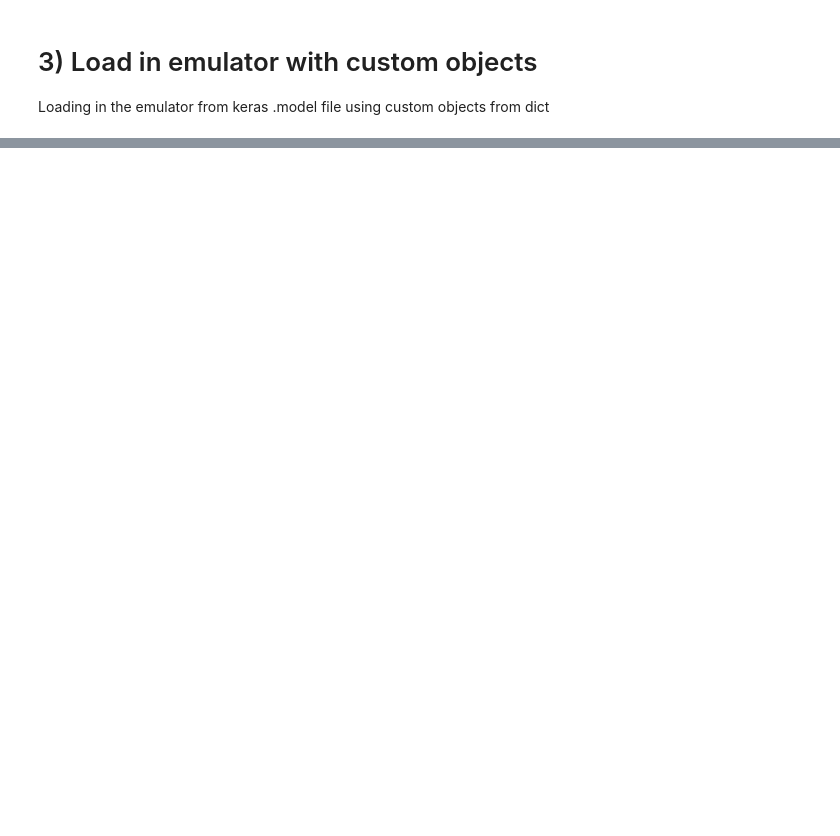
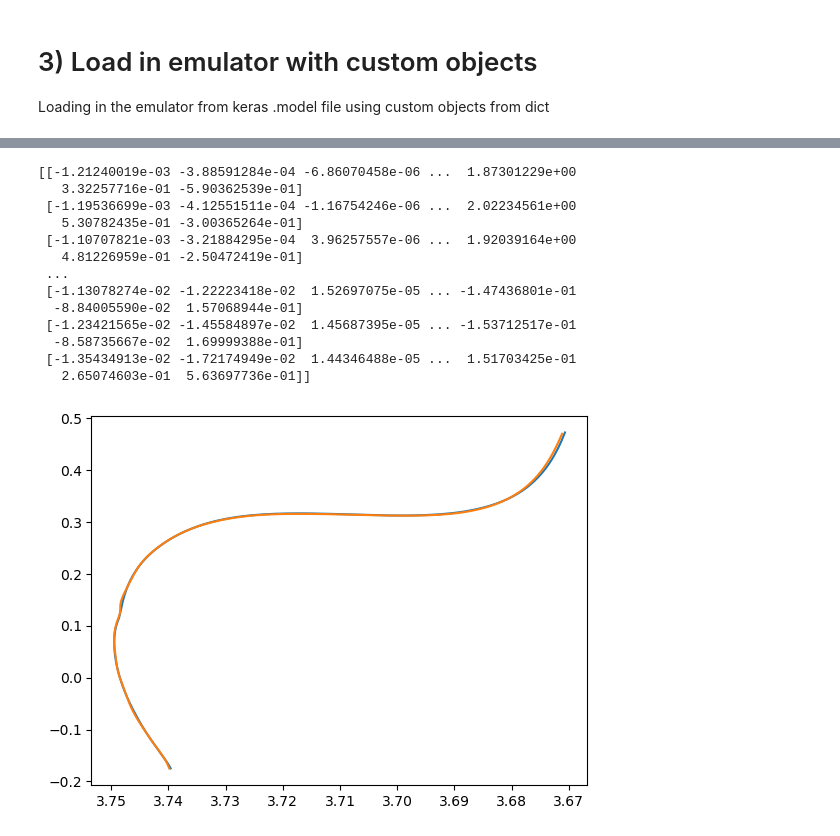
Before and after one commit to ojscutt/sl-pitchfork, a Jupyter notebook: 1_emulator.ipynb, the cells around one changed output, grey strips where cells are left out. Saved outputs shown, nothing was run; the diff lists cells and outputs as text; code cells hidden in the pictures; blank space fills up the shorter version.

```diff
--- a/1_emulator.ipynb
+++ b/1_emulator.ipynb
@@ -55,5 +55,5 @@ Current GPU usage:
 # 1) Specify emulator name
 if file structure has been organised properly, just the name should find the emulator and unpack the relevant .json and .model files
 # %%
-pitchfork_name = "nu15-25_emulator"
+pitchfork_name = "nu6-40"
 # %% [markdown]
@@ -80,3 +67,7 @@ astero_out_std = np.array(list((pitchfork_dict["data_scaling"]["astero_out_std"]
 # %% [markdown]
 # 3) Load in emulator with custom objects
 Loading in the emulator from keras .model file using custom objects from dict
+# %%
+custom_objects = {"InversePCA": InversePCA(emulator_dict['custom_objects']['inverse_pca']['pca_comps'], emulator_dict['custom_objects']['inverse_pca']['pca_mean']),"WMSE": WMSE(emulator_dict['custom_objects']['WMSE']['weights'])}
+
+model = tf.keras.models.load_model(file_path+".h5", custom_objects=custom_objects)
@@ -82,0 +144,2 @@ Loading in the emulator from keras .model file using custom objects from dict
+# %%
+pitchfork = emulator("nu6-40")
@@ -82,0 +243,41 @@ Loading in the emulator from keras .model file using custom objects from dict
+# %%
+def calc_Teff(luminosity, radius):
+    return np.array(((luminosity.values*astropy.constants.L_sun) / (4*np.pi*constants.sigma*((radius.values*astropy.constants.R_sun)**2)))**0.25)
+
+def rescale_preds(preds, df, column):
+    if 'star_feh' in column:
+        return (preds[column+"_std"]*df[column].std())+df[column].mean()
+    else:
+        return 10**((preds["log_"+column+"_std"]*df["log_"+column].std())+df["log_"+column].mean())
+
+# extract solar track:
+df_full = pd.read_hdf('/home/oxs235/datastorage/repos_data/ojscutt/pitchfork/data/bob.h5', key='df')
+df_mass = df_full[df_full["initial_mass"]==1.0]
+
+df_mass_zinit = df_mass[df_mass["initial_Zinit"] == df_mass.iloc[(df_mass['initial_Zinit']-0.014).abs().argsort()[:1]]['initial_Zinit'].tolist()[0]]
+df_test = df_mass_zinit.set_index(np.arange(0,len(df_mass_zinit)))
+
+test_inputs = np.array(df_test[['initial_mass', 'initial_Zinit', 'initial_Yinit', 'initial_MLT', 'star_age']].values)
+
+predictions = pitchfork.predict(test_inputs)
+
+print(predictions-df_test[['radius', 'luminosity', 'surface_Z']+[f'nu_0_{i+1}' for i in range(5,40)]].values)
+
+plt.plot(np.log10(calc_Teff(df_test['luminosity'], df_test['radius'])),np.log10(df_test['luminosity']))
+plt.plot(np.log10(np.array(((predictions[:,1]*astropy.constants.L_sun) / (4*np.pi*constants.sigma*((predictions[:,0]*astropy.constants.R_sun)**2)))**0.25)),np.log10(predictions[:,1]))
+plt.gca().invert_xaxis()
+# %% [output]
+[[-1.21240019e-03 -3.88591284e-04 -6.86070458e-06 ...  1.87301229e+00
+   3.32257716e-01 -5.90362539e-01]
+ [-1.19536699e-03 -4.12551511e-04 -1.16754246e-06 ...  2.02234561e+00
+   5.30782435e-01 -3.00365264e-01]
+ [-1.10707821e-03 -3.21884295e-04  3.96257557e-06 ...  1.92039164e+00
+   4.81226959e-01 -2.50472419e-01]
+ ...
+ [-1.13078274e-02 -1.22223418e-02  1.52697075e-05 ... -1.47436801e-01
+  -8.84005590e-02  1.57068944e-01]
+ [-1.23421565e-02 -1.45584897e-02  1.45687395e-05 ... -1.53712517e-01
+  -8.58735667e-02  1.69999388e-01]
+ [-1.35434913e-02 -1.72174949e-02  1.44346488e-05 ...  1.51703425e-01
+   2.65074603e-01  5.63697736e-01]]
+[figure, added]
```
Also changed, not shown: parts of 23 cells of this notebook, 8 other files.
